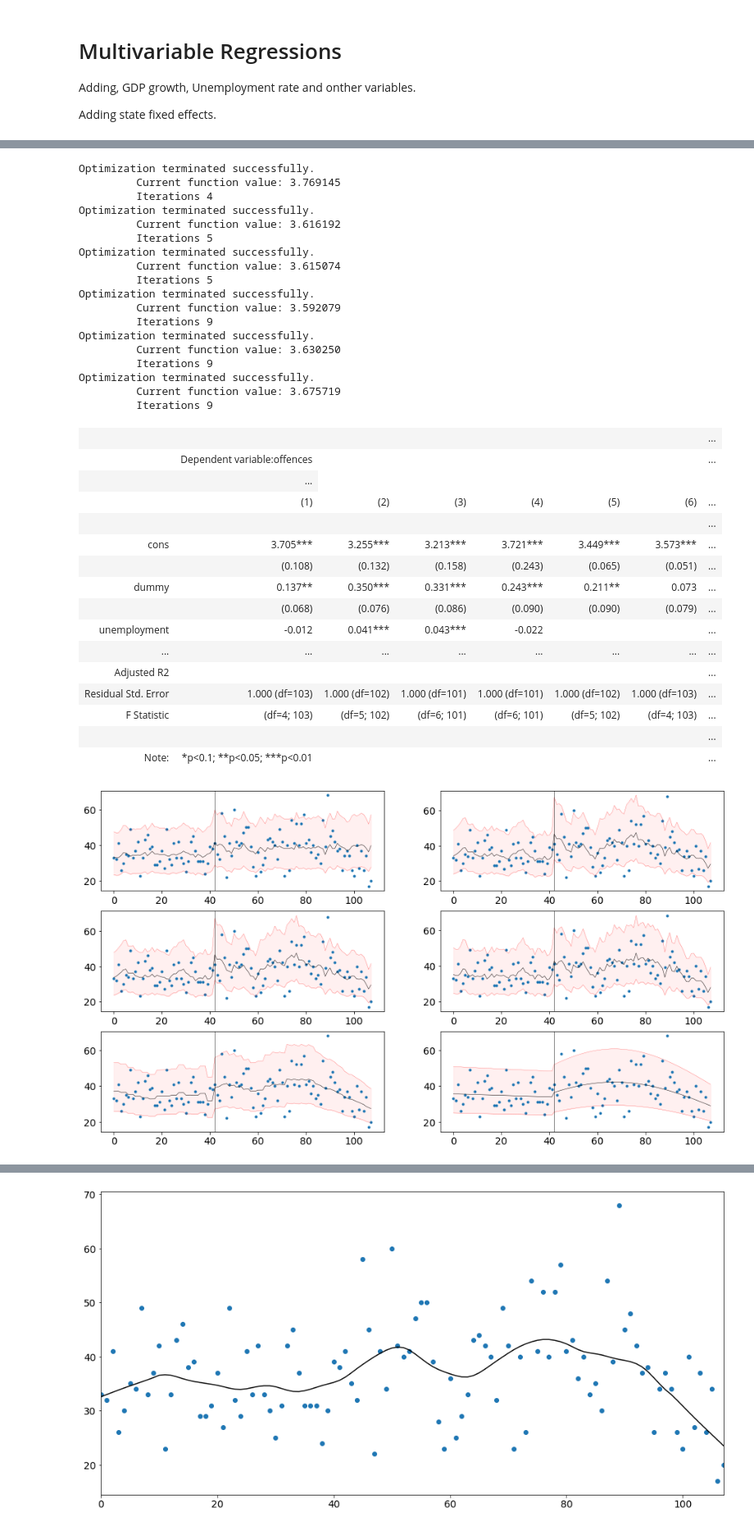
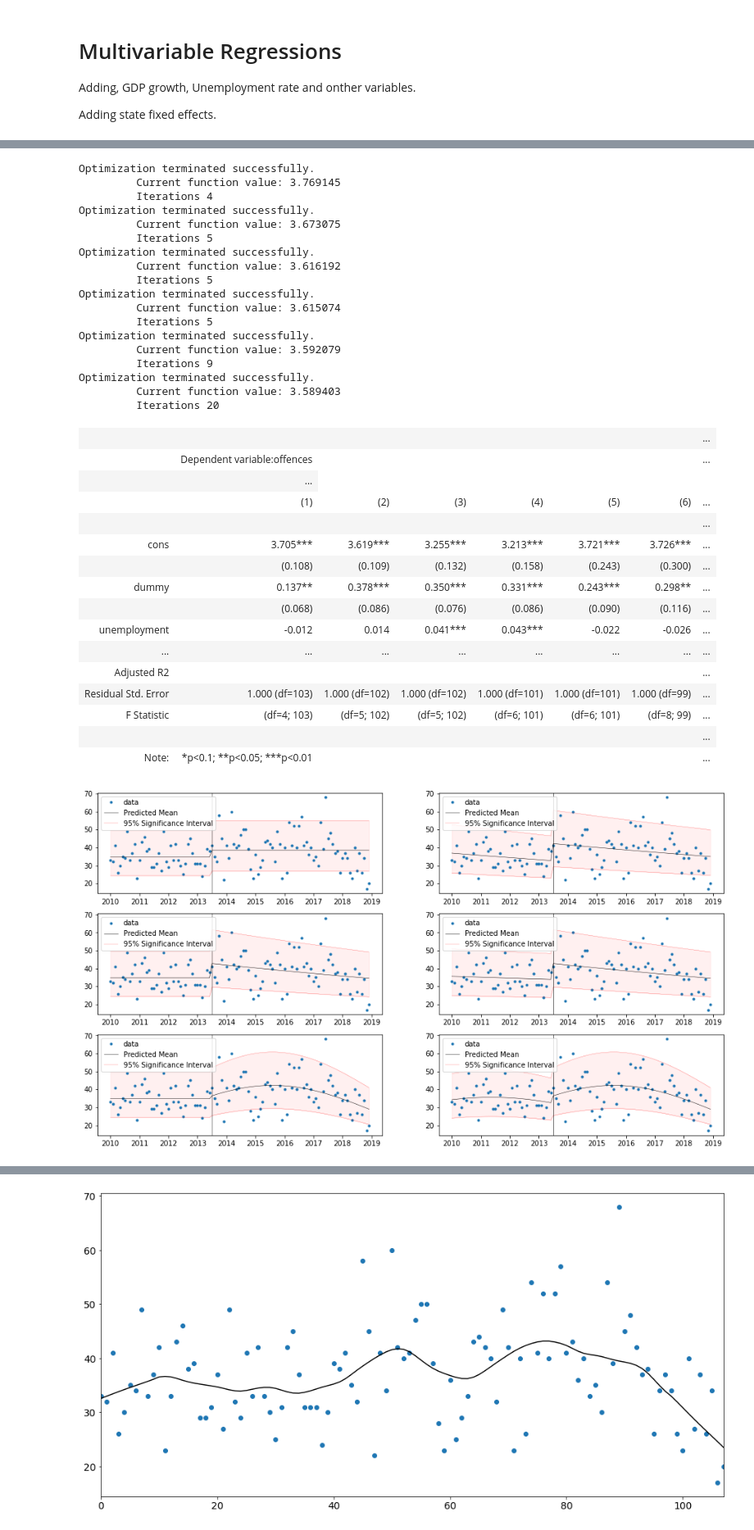
Before and after one commit to caxaxa/PhD_Empirics, a Jupyter notebook: Data_Analysis.ipynb, the cells around one changed output, grey strips where cells are left out. Shown at 82% size. Drawn from its saved outputs; the diff is of its cells as text; code cells hidden in the pictures.

```diff
--- a/Data_Analysis.ipynb
+++ b/Data_Analysis.ipynb
@@ -367,14 +369,15 @@ plt.show()
 [figure]
 # %%
 #  Corruption
+#
 results1 = sm.Poisson(mdf['offences'], mdf[['cons','dummy']]).fit()
-results2 = sm.Poisson(mdf['offences'], mdf[['cons','dummy','t2']]).fit()
-results3 = sm.Poisson(mdf['offences'], mdf[['cons','dummy','t1','t2']]).fit()
-results4 = sm.Poisson(mdf['offences'], mdf[['cons','dummy','t2','s2']]).fit()
-results5 = sm.Poisson(mdf['offences'], mdf[['cons','dummy','t2','s2','c2','q2']]).fit()
-results6 = sm.Poisson(mdf['offences'], mdf[['cons','dummy','t2','s2','c2','q2','f2']]).fit()
+results2 = sm.Poisson(mdf['offences'], mdf[['cons','dummy','t1']]).fit()
+results3 = sm.Poisson(mdf['offences'], mdf[['cons','dummy','t2']]).fit()
+results4 = sm.Poisson(mdf['offences'], mdf[['cons','dummy','t1','t2']]).fit()
+results5 = sm.Poisson(mdf['offences'], mdf[['cons','dummy','t2','s2']]).fit()
+results6 = sm.Poisson(mdf['offences'], mdf[['cons','dummy','t1','s1','t2','s2']]).fit()
 stargazer = Stargazer([results1, results2,results3,results4,results5,results6])
-stargazer.covariate_order(['cons','dummy','t2','s2','c2','q2','f2'])
+stargazer.covariate_order(['cons','dummy','t1','t2'])
 HTML(stargazer.render_html())
 # %% [output]
 Optimization terminated successfully.
@@ -596,11 +599,11 @@ fig.savefig('emp3.pdf')
 # %%
 #
 results1 = sm.Poisson(mdf['offences'], mdf[['cons','dummy','gdp','unemployment','real_interest']]).fit()
-results2 = sm.Poisson(mdf['offences'], mdf[['cons','dummy','t2','gdp','unemployment','real_interest']]).fit()
-results3 = sm.Poisson(mdf['offences'], mdf[['cons','dummy','t1','t2','gdp','unemployment','real_interest']]).fit()
-results4 = sm.Poisson(mdf['offences'], mdf[['cons','dummy','t2','s2','gdp','unemployment','real_interest']]).fit()
-results5 = sm.Poisson(mdf['offences'], mdf[['cons','dummy','t1','t2','s2','gdp']]).fit()
-results6 = sm.Poisson(mdf['offences'], mdf[['cons','dummy','t1','t2','s2']]).fit()
+results2 = sm.Poisson(mdf['offences'], mdf[['cons','dummy','t1','gdp','unemployment','real_interest']]).fit()
+results3 = sm.Poisson(mdf['offences'], mdf[['cons','dummy','t2','gdp','unemployment','real_interest']]).fit()
+results4 = sm.Poisson(mdf['offences'], mdf[['cons','dummy','t1','t2','gdp','unemployment','real_interest']]).fit()
+results5 = sm.Poisson(mdf['offences'], mdf[['cons','dummy','t2','s2','gdp','unemployment','real_interest']]).fit()
+results6 = sm.Poisson(mdf['offences'], mdf[['cons','dummy','t1','s1','t2','s2','gdp','unemployment','real_interest']]).fit()
 stargazer = Stargazer([results1, results2,results3,results4,results5,results6])
 stargazer.covariate_order(['cons','dummy','unemployment','real_interest','gdp'])
 HTML(stargazer.render_html())
@@ -608,6 +611,9 @@ HTML(stargazer.render_html())
 Optimization terminated successfully.
          Current function value: 3.769145
          Iterations 4
+Optimization terminated successfully.
+         Current function value: 3.673075
+         Iterations 5
 Optimization terminated successfully.
          Current function value: 3.616192
          Iterations 5
@@ -618,49 +624,48 @@ Optimization terminated successfully.
          Current function value: 3.592079
          Iterations 9
 Optimization terminated successfully.
-         Current function value: 3.630250
-         Iterations 9
-Optimization terminated successfully.
-         Current function value: 3.675719
-         Iterations 9
+         Current function value: 3.589403
+         Iterations 20
 |  |  |  |  |  |  |  | ... |
 |  | Dependent variable:offences |  |  |  |  |  | ... |
 |  | ... |
 |  | (1) | (2) | (3) | (4) | (5) | (6) | ... |
 |  |  |  |  |  |  |  | ... |
-| cons | 3.705*** | 3.255*** | 3.213*** | 3.721*** | 3.449*** | 3.573*** | ... |
-|  | (0.108) | (0.132) | (0.158) | (0.243) | (0.065) | (0.051) | ... |
-| dummy | 0.137** | 0.350*** | 0.331*** | 0.243*** | 0.211** | 0.073 | ... |
-|  | (0.068) | (0.076) | (0.086) | (0.090) | (0.090) | (0.079) | ... |
-| unemployment | -0.012 | 0.041*** | 0.043*** | -0.022 |  |  | ... |
+| cons | 3.705*** | 3.619*** | 3.255*** | 3.213*** | 3.721*** | 3.726*** | ... |
+|  | (0.108) | (0.109) | (0.132) | (0.158) | (0.243) | (0.300) | ... |
+| dummy | 0.137** | 0.378*** | 0.350*** | 0.331*** | 0.243*** | 0.298** | ... |
+|  | (0.068) | (0.086) | (0.076) | (0.086) | (0.090) | (0.116) | ... |
+| unemployment | -0.012 | 0.014 | 0.041*** | 0.043*** | -0.022 | -0.026 | ... |
 | ... | ... | ... | ... | ... | ... | ... | ... |
 | Adjusted R2 |  |  |  |  |  |  | ... |
-| Residual Std. Error | 1.000 (df=103) | 1.000 (df=102) | 1.000 (df=101) | 1.000 (df=101) | 1.000 (df=102) | 1.000 (df=103) | ... |
-| F Statistic | (df=4; 103) | (df=5; 102) | (df=6; 101) | (df=6; 101) | (df=5; 102) | (df=4; 103) | ... |
+| Residual Std. Error | 1.000 (df=103) | 1.000 (df=102) | 1.000 (df=102) | 1.000 (df=101) | 1.000 (df=101) | 1.000 (df=99) | ... |
+| F Statistic | (df=4; 103) | (df=5; 102) | (df=5; 102) | (df=6; 101) | (df=6; 101) | (df=8; 99) | ... |
 |  |  |  |  |  |  |  | ... |
 | Note: | *p<0.1; **p<0.05; ***p<0.01 |  |  |  |  |  | ... |
 # %%
 
 fig = plt.figure(figsize=(16,9))
 
 result_list = [results1,results2,results3,results4,results5,results6]
 theta = intervention
 
 for i in range(len(result_list)):
   plt.subplot(3,2,i+1)
   iv_l1 = np.exp(result_list[i].fittedvalues.values - 1.96*((result_list[i].fittedvalues.values/len(result_list[i].fittedvalues.values))**(1/2)))
   iv_u1 = np.exp(result_list[i].fittedvalues.values + 1.96*((result_list[i].fittedvalues.values/len(result_list[i].fittedvalues.values))**(1/2)))
   plt.plot( mdf['t1'], mdf['offences'], '.',lw=1)
   plt.plot(mdf['t1'],np.exp(result_list[i].fittedvalues), 'k-', lw=0.5)
   plt.plot(mdf['t1'], iv_u1, color='red', lw=0.2)
   plt.plot( mdf['t1'],iv_l1, color='red', lw=0.2)
   plt.axvline(theta, color='black', lw=1, alpha=0.5)
   plt.fill_between( mdf['t1'],iv_u1,iv_l1, color='red', alpha=0.06)
-  #plt.legend(('data','OLS','95% Significance'),loc=2)
+  plt.xticks(np.arange(0, len(mdf) +1 , step=len(mdf)/9), np.arange(2010,2020,1))  # Set label locations.
+  plt.savefig('reg_2.pdf')
+  plt.legend(('data','Predicted Mean','95% Significance Interval'),loc='best')
 
 plt.show()
 # %% [output]
-[figure, old version]
+[figure, new version]
 # %%
 #  Corruption
 results1 = sm.NegativeBinomial(mdf['offences'], mdf[['cons','dummy','gdp','unemployment','real_interest']]).fit()
```
Also changed, not shown: parts of 21 cells of this notebook.
